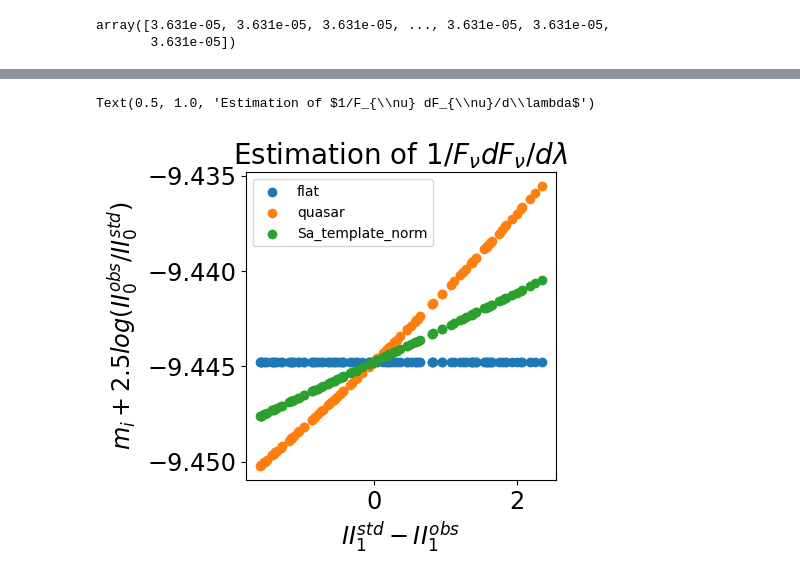
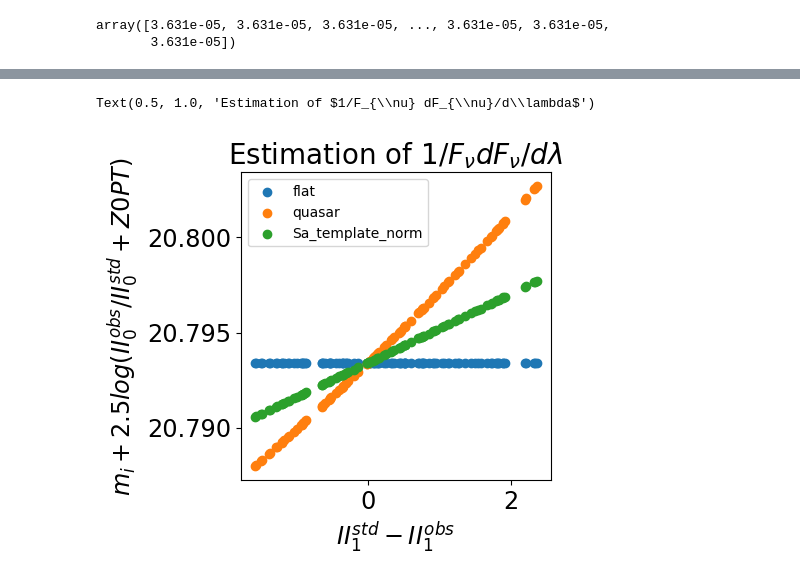
Before and after one commit to sylvielsstfr/RubinLSSTPhotometricCorrTuto, a Jupyter notebook: notebooks/02_PhotometricCorrections/02b_SEDshapeEstimation.ipynb, the cells around one changed output, grey strips where cells are left out. Cells and saved outputs as stored; diff of their text form; code cells hidden in the pictures.

```diff
--- a/notebooks/02_PhotometricCorrections/02b_SEDshapeEstimation.ipynb
+++ b/notebooks/02_PhotometricCorrections/02b_SEDshapeEstimation.ipynb
@@ -329,3 +332,12 @@ pd.DataFrame(adcs_std, index=[sed_name]).T
 | i | 11224.921306 |
 | z | 10109.371236 |
 | y | 5996.507357 |
+# %%
+# constant in zero point
+F0AB = 3631*(1*u.Jy).cgs.value
+Z0PTconst = 2.5*np.log10((F0AB*photoparams.effarea*photoparams.nexp*photoparams.exptime)/(photoparams.gain*const.h.cgs.value))
+
+z0pt_std= {}
+for index,f in enumerate(filter_tagnames):
+    z0pt_std[f] = Z0PTconst + 2.0*np.log10(pc.all_II0_std[f])
+pd.DataFrame(z0pt_std, index=[sed_name]).T
@@ -383,11 +403,11 @@ Text(0.5, 0.98, 'SED Sa_template_norm')
 # %%
 fig, axs = plt.subplots(1,1,figsize=(4,4))
-y1 = -2.5*np.log10(all_adc) + 2.5*np.log10(all_ratioII0)
+y1 = -2.5*np.log10(all_adc) + 2.5*np.log10(all_ratioII0)+z0pt_std[selected_filter]
 x1 = all_subII1
 sed_name1 = sed_name
 axs.scatter(x1,y1,label=sed_name1)
 axs.set_xlabel("$II_1^{std} - II_1^{obs}$")
-axs.set_ylabel("$m_i + 2.5log(II_0^{obs}/II_0^{std}$)")
+axs.set_ylabel("$m_i + 2.5log(II_0^{obs}/II_0^{std} + Z0PT$)")
 axs.set_title("Estimation of $1/F_{\\nu} dF_{\\nu}/d\\lambda$",fontsize=20)
 # %% [output]
 Text(0.5, 1.0, 'Estimation of $1/F_{\\nu} dF_{\\nu}/d\\lambda$')
@@ -479,12 +499,12 @@ plt.tight_layout()
 # %%
 fig, axs = plt.subplots(1,1,figsize=(4,4))
-y2 = -2.5*np.log10(all_adc) + 2.5*np.log10(all_ratioII0)
+y2 = -2.5*np.log10(all_adc) + 2.5*np.log10(all_ratioII0)+z0pt_std[selected_filter]
 x2 = all_subII1
 sed_name2 = sed_name
 axs.scatter(x2,y2,label=sed_name2)
 axs.scatter(x1,y1,label=sed_name1)
 axs.set_xlabel("$II_1^{std} - II_1^{obs}$")
-axs.set_ylabel("$m_i + 2.5log(II_0^{obs}/II_0^{std}$)")
+axs.set_ylabel("$m_i + 2.5log(II_0^{obs}/II_0^{std}  + Z0PT$)")
 axs.set_title("Estimation of $1/F_{\\nu} dF_{\\nu}/d\\lambda$",fontsize=20)
 axs.legend()
 # %% [output]
@@ -535,15 +555,15 @@ plt.tight_layout()
 # %%
 fig, axs = plt.subplots(1,1,figsize=(4,4))
-y3 = -2.5*np.log10(all_adc) + 2.5*np.log10(all_ratioII0)
+y3 = -2.5*np.log10(all_adc) + 2.5*np.log10(all_ratioII0)+z0pt_std[selected_filter]
 x3 = all_subII1
 sed_name3 = sed_name
 axs.scatter(x3,y3,label=sed_name3)
 axs.scatter(x2,y2,label=sed_name2)
 axs.scatter(x1,y1,label=sed_name1)
 axs.set_xlabel("$II_1^{std} - II_1^{obs}$")
-axs.set_ylabel("$m_i + 2.5log(II_0^{obs}/II_0^{std}$)")
+axs.set_ylabel("$m_i + 2.5log(II_0^{obs}/II_0^{std} + Z0PT$)")
 axs.legend()
 axs.set_title("Estimation of $1/F_{\\nu} dF_{\\nu}/d\\lambda$",fontsize=20)
 # %% [output]
 Text(0.5, 1.0, 'Estimation of $1/F_{\\nu} dF_{\\nu}/d\\lambda$')
-[figure, old version]
+[figure, new version]
```
Also changed, not shown: parts of 8 cells of this notebook, 1 other file.
